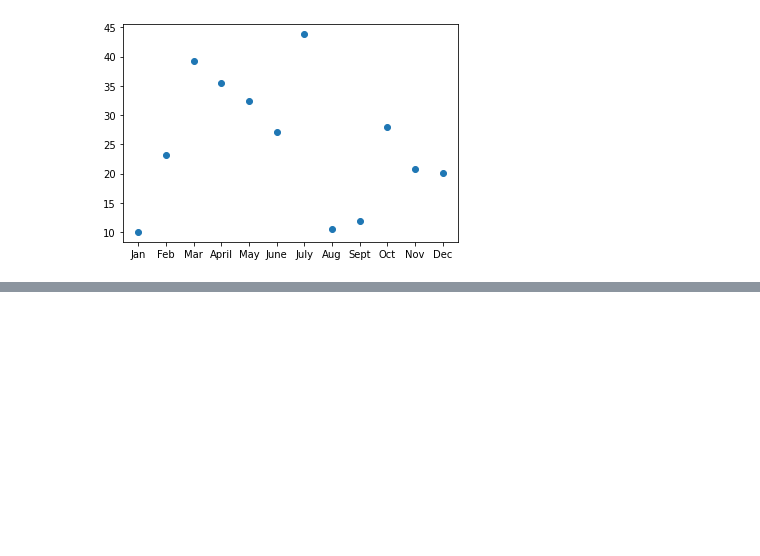
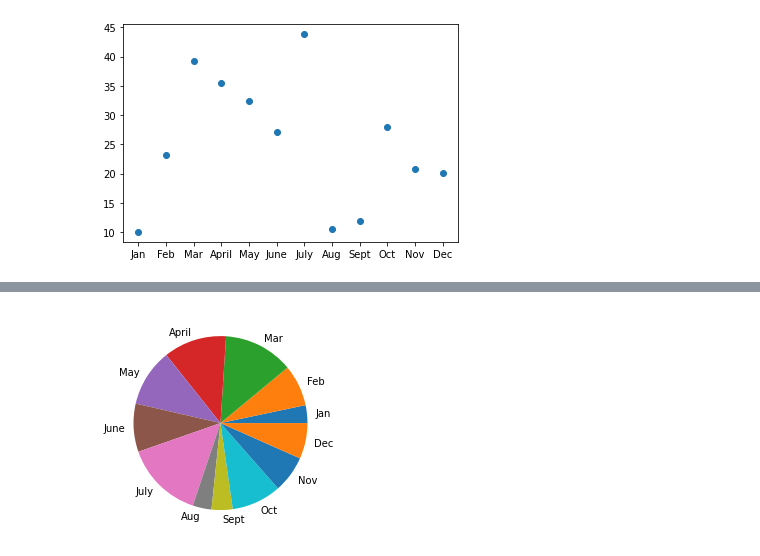
Before and after one commit to PGL50/PyBer_Analysis, a Jupyter notebook: matplotlib_practice.ipynb, the cells around one changed output, grey strips where cells are left out. Drawn from its saved outputs; the diff is of its cells as text; code cells hidden in the pictures; blank space fills up the shorter version.

```diff
--- a/matplotlib_practice.ipynb
+++ b/matplotlib_practice.ipynb
@@ -236,0 +242,5 @@ ax.scatter(x_axis, y_axis, s=y_axis)
+# %%
+plt.pie(y_axis, labels=x_axis)
+plt.show()
+# %% [output]
+[figure, added]
```
Also changed, not shown: parts of 5 cells of this notebook.
